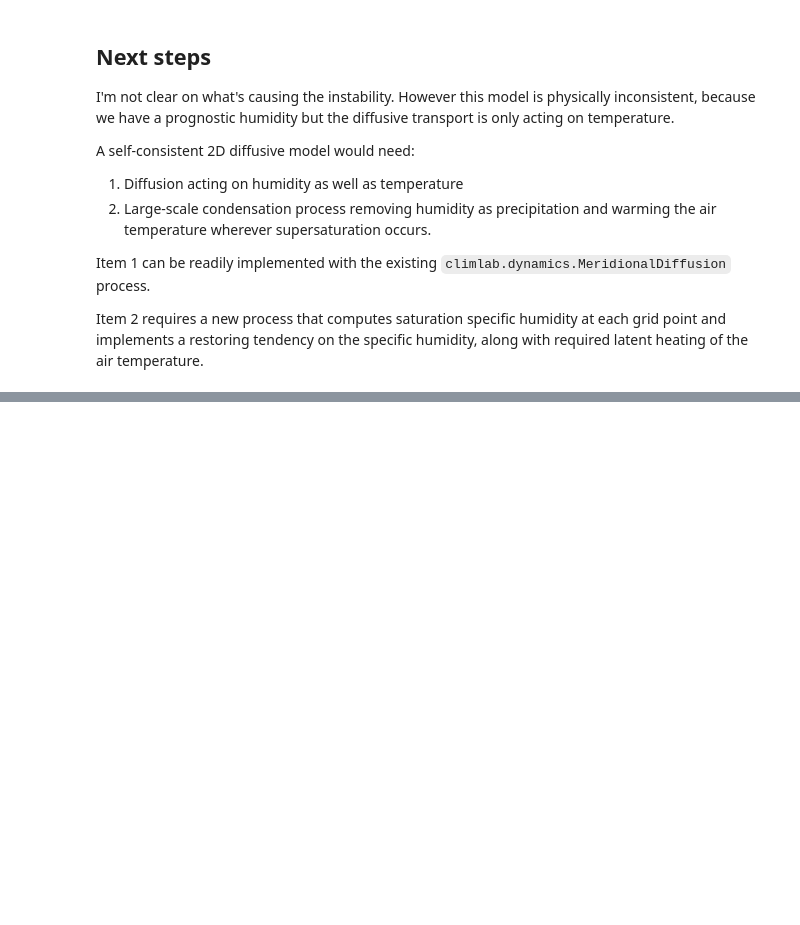
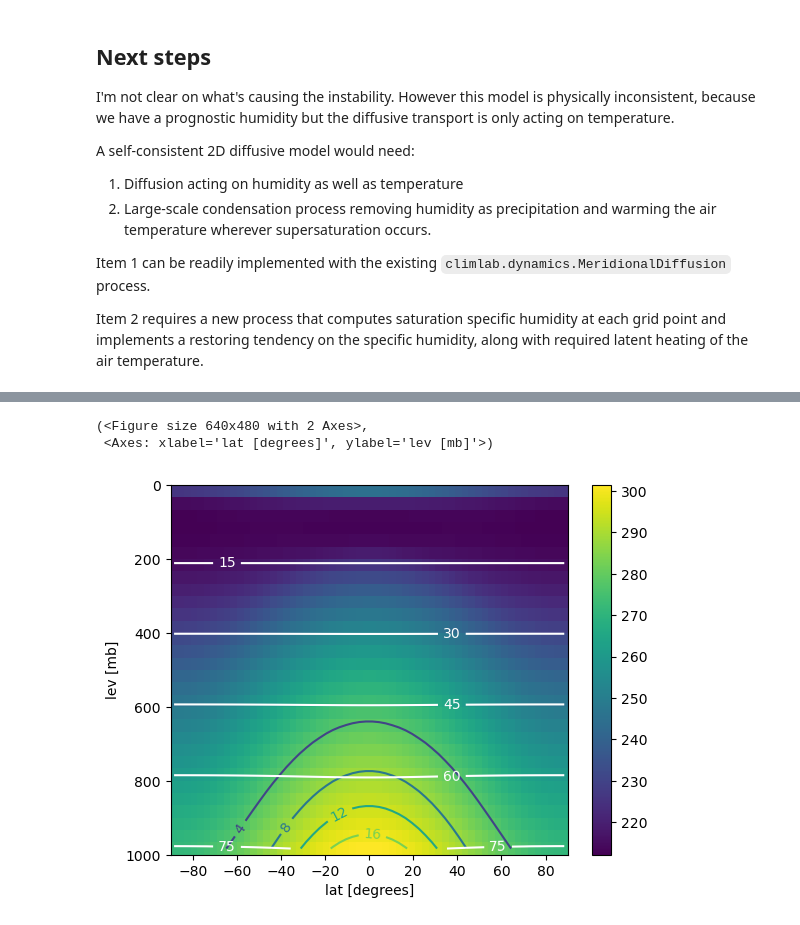
Before and after one commit to climlab/climlab-sbm-convection, a Jupyter notebook: 2D model test.ipynb, the cells around one changed output, grey strips where cells are left out. Drawn from its saved outputs; the diff is of its cells as text; code cells hidden in the pictures; blank space fills up the shorter version.

```diff
--- a/2D model test.ipynb
+++ b/2D model test.ipynb
@@ -208,7 +208,7 @@ D = 0.04
 K = D / dynamicmodel.Tatm.domain.heat_capacity[0] * climlab.utils.constants.a**2
 d = climlab.dynamics.MeridionalDiffusion(state={'Tatm': dynamicmodel.state['Tatm']},
                         K=K, timestep=long_timestep)
-dynamicmodel.subprocess['Atmosphere'].add_subprocess('Diffusion', d)
+dynamicmodel.subprocess['Atmosphere'].add_subprocess('Heat Diffusion', d)
 
 print(dynamicmodel)
 # %% [output]
@@ -287,0 +453,6 @@ Item 2 requires a new process that computes saturation specific humidity at each
+# %%
+plot_state(drymodel)
+# %% [output]
+(<Figure size 640x480 with 2 Axes>,
+ <Axes: xlabel='lat [degrees]', ylabel='lev [mb]'>)
+[figure, added]
```
Also changed, not shown: parts of 45 cells of this notebook.
